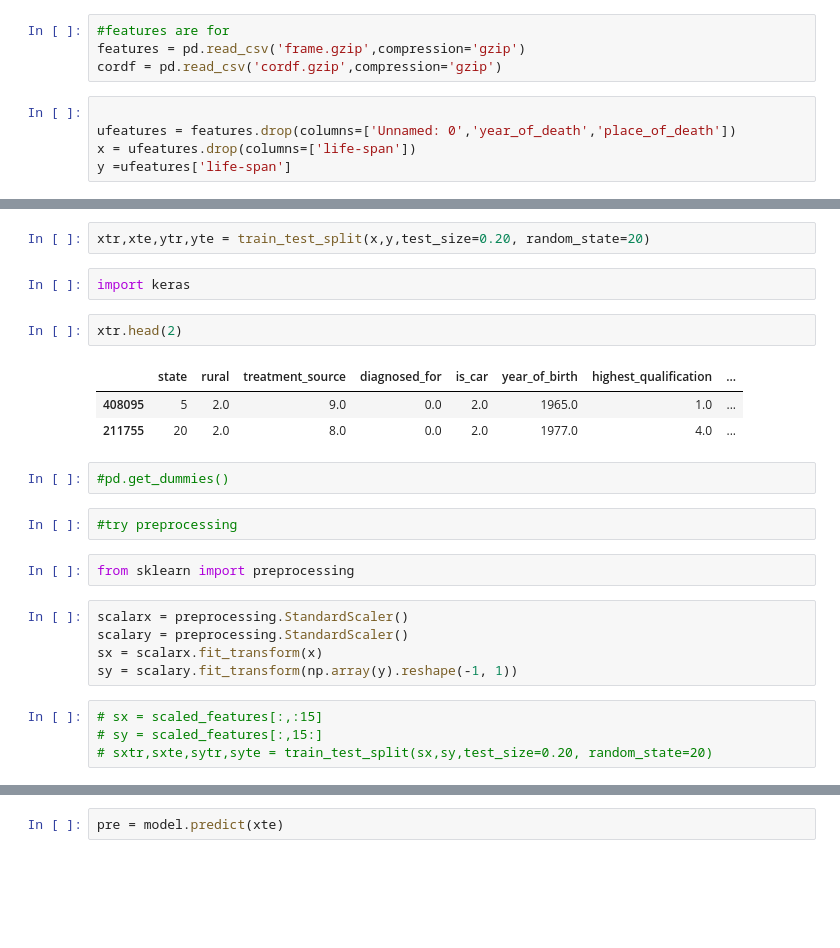
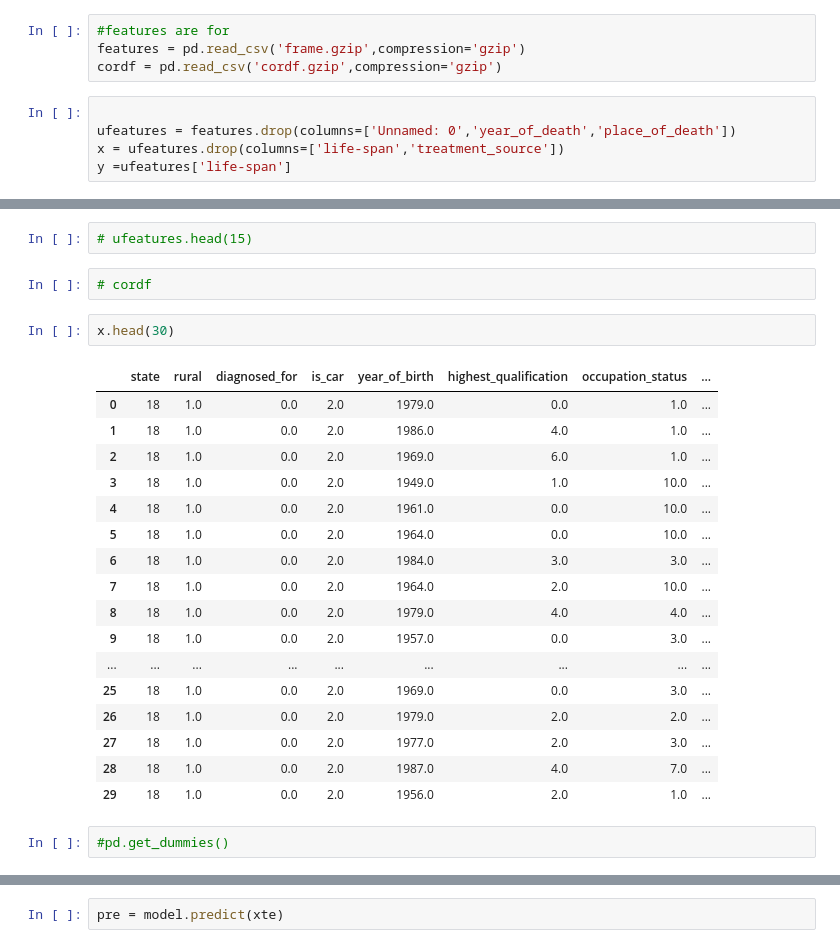
Before and after one commit to frier-sam/lifespan-prediction, a Jupyter notebook: model.ipynb, the cells around one changed output, grey strips where cells are left out. Cells and saved outputs as stored; diff of their text form; blank space fills up the shorter version.

```diff
--- a/model.ipynb
+++ b/model.ipynb
@@ -7,6 +14,6 @@ cordf = pd.read_csv('cordf.gzip',compression='gzip')
 # %%
 
 ufeatures = features.drop(columns=['Unnamed: 0','year_of_death','place_of_death'])
-x = ufeatures.drop(columns=['life-span'])
+x = ufeatures.drop(columns=['life-span','treatment_source'])
 y =ufeatures['life-span']
 # %%
@@ -20,25 +26,26 @@ from sklearn.model_selection import train_test_split
-# %%
-xtr,xte,ytr,yte = train_test_split(x,y,test_size=0.20, random_state=20)
-# %%
-import keras
-# %%
-xtr.head(2)
-# %% [output]
-|  | state | rural | treatment_source | diagnosed_for | is_car | year_of_birth | highest_qualification | ... |
-| 408095 | 5 | 2.0 | 9.0 | 0.0 | 2.0 | 1965.0 | 1.0 | ... |
-| 211755 | 20 | 2.0 | 8.0 | 0.0 | 2.0 | 1977.0 | 4.0 | ... |
+# %%
+# ufeatures.head(15)
+# %%
+# cordf
+# %%
+x.head(30)
+# %% [output]
+|  | state | rural | diagnosed_for | is_car | year_of_birth | highest_qualification | occupation_status | ... |
+| 0 | 18 | 1.0 | 0.0 | 2.0 | 1979.0 | 0.0 | 1.0 | ... |
+| 1 | 18 | 1.0 | 0.0 | 2.0 | 1986.0 | 4.0 | 1.0 | ... |
+| 2 | 18 | 1.0 | 0.0 | 2.0 | 1969.0 | 6.0 | 1.0 | ... |
+| 3 | 18 | 1.0 | 0.0 | 2.0 | 1949.0 | 1.0 | 10.0 | ... |
+| 4 | 18 | 1.0 | 0.0 | 2.0 | 1961.0 | 0.0 | 10.0 | ... |
+| 5 | 18 | 1.0 | 0.0 | 2.0 | 1964.0 | 0.0 | 10.0 | ... |
+| 6 | 18 | 1.0 | 0.0 | 2.0 | 1984.0 | 3.0 | 3.0 | ... |
+| 7 | 18 | 1.0 | 0.0 | 2.0 | 1964.0 | 2.0 | 10.0 | ... |
+| 8 | 18 | 1.0 | 0.0 | 2.0 | 1979.0 | 4.0 | 4.0 | ... |
+| 9 | 18 | 1.0 | 0.0 | 2.0 | 1957.0 | 0.0 | 3.0 | ... |
+| ... | ... | ... | ... | ... | ... | ... | ... | ... |
+| 25 | 18 | 1.0 | 0.0 | 2.0 | 1969.0 | 0.0 | 3.0 | ... |
+| 26 | 18 | 1.0 | 0.0 | 2.0 | 1979.0 | 2.0 | 2.0 | ... |
+| 27 | 18 | 1.0 | 0.0 | 2.0 | 1977.0 | 2.0 | 3.0 | ... |
+| 28 | 18 | 1.0 | 0.0 | 2.0 | 1987.0 | 4.0 | 7.0 | ... |
+| 29 | 18 | 1.0 | 0.0 | 2.0 | 1956.0 | 2.0 | 1.0 | ... |
 # %%
 #pd.get_dummies()
-# %%
-#try preprocessing
-# %%
-from sklearn import preprocessing
-# %%
-scalarx = preprocessing.StandardScaler()
-scalary = preprocessing.StandardScaler()
-sx = scalarx.fit_transform(x)
-sy = scalary.fit_transform(np.array(y).reshape(-1, 1))
-# %%
-# sx = scaled_features[:,:15]
-# sy = scaled_features[:,15:]
-# sxtr,sxte,sytr,syte = train_test_split(sx,sy,test_size=0.20, random_state=20)
```
Also changed, not shown: parts of 43 cells of this notebook, 13 other files.
